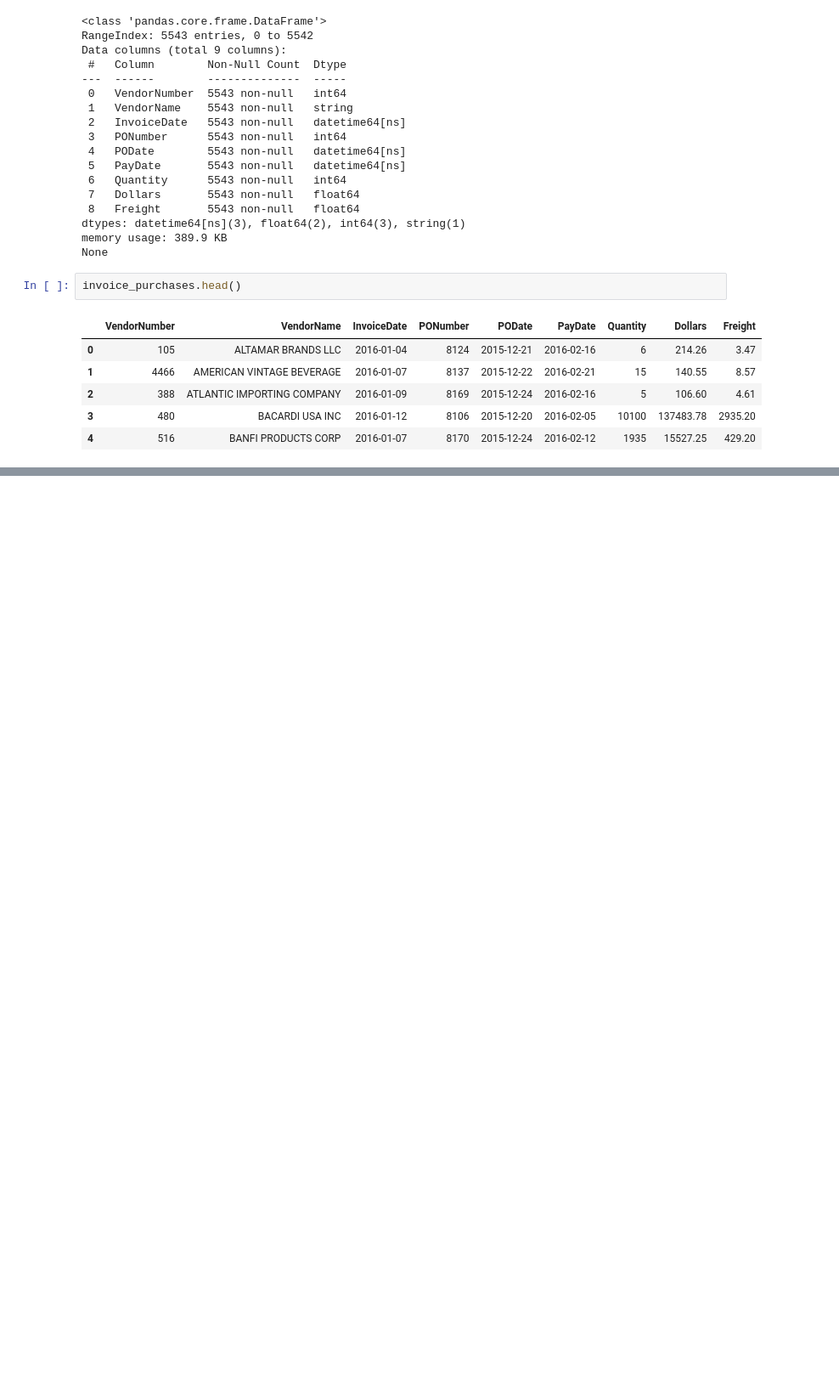
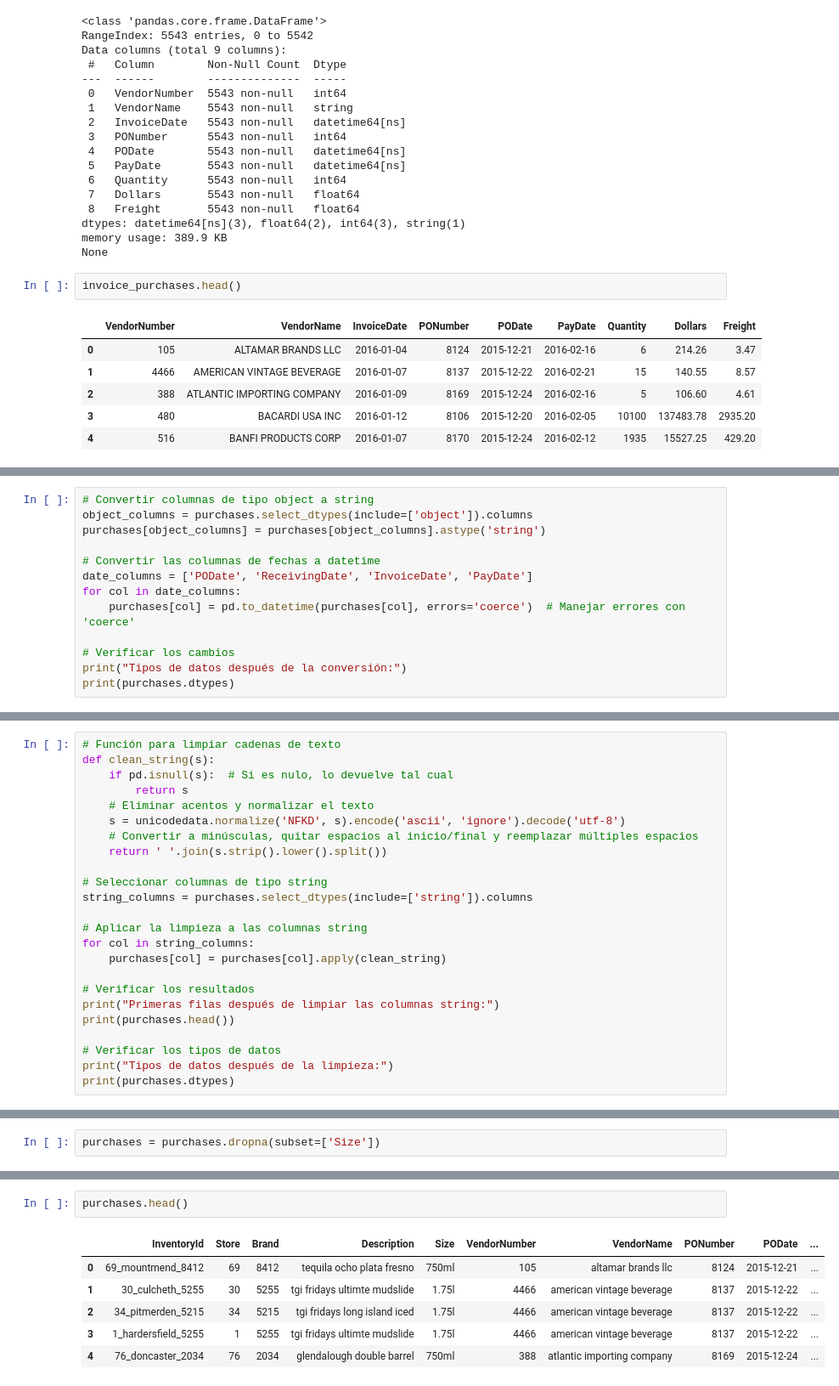
Before and after one commit to escasanova/HPIG2, a Jupyter notebook: LimpiezaDeDatos.ipynb, the cells around one changed output, grey strips where cells are left out. Shown at 85% size. Cells and saved outputs as stored; diff of their text form; blank space fills up the shorter version.

```diff
--- a/LimpiezaDeDatos.ipynb
+++ b/LimpiezaDeDatos.ipynb
@@ -585,0 +1272,13 @@ invoice_purchases.head()
+# %%
+# Convertir columnas de tipo object a string
+object_columns = purchases.select_dtypes(include=['object']).columns
+purchases[object_columns] = purchases[object_columns].astype('string')
+
+# Convertir las columnas de fechas a datetime
+date_columns = ['PODate', 'ReceivingDate', 'InvoiceDate', 'PayDate']
+for col in date_columns:
+    purchases[col] = pd.to_datetime(purchases[col], errors='coerce')  # Manejar errores con 'coerce'
+
+# Verificar los cambios
+print("Tipos de datos después de la conversión:")
+print(purchases.dtypes)
@@ -585,0 +1304,24 @@ invoice_purchases.head()
+# %%
+# Función para limpiar cadenas de texto
+def clean_string(s):
+    if pd.isnull(s):  # Si es nulo, lo devuelve tal cual
+        return s
+    # Eliminar acentos y normalizar el texto
+    s = unicodedata.normalize('NFKD', s).encode('ascii', 'ignore').decode('utf-8')
+    # Convertir a minúsculas, quitar espacios al inicio/final y reemplazar múltiples espacios
+    return ' '.join(s.strip().lower().split())
+
+# Seleccionar columnas de tipo string
+string_columns = purchases.select_dtypes(include=['string']).columns
+
+# Aplicar la limpieza a las columnas string
+for col in string_columns:
+    purchases[col] = purchases[col].apply(clean_string)
+
+# Verificar los resultados
+print("Primeras filas después de limpiar las columnas string:")
+print(purchases.head())
+
+# Verificar los tipos de datos
+print("Tipos de datos después de la limpieza:")
+print(purchases.dtypes)
@@ -585,0 +1370,2 @@ invoice_purchases.head()
+# %%
+purchases = purchases.dropna(subset=['Size'])
@@ -585,0 +1572,9 @@ invoice_purchases.head()
+# %%
+purchases.head()
+# %% [output]
+|  | InventoryId | Store | Brand | Description | Size | VendorNumber | VendorName | PONumber | PODate | ... |
+| 0 | 69_mountmend_8412 | 69 | 8412 | tequila ocho plata fresno | 750ml | 105 | altamar brands llc | 8124 | 2015-12-21 | ... |
+| 1 | 30_culcheth_5255 | 30 | 5255 | tgi fridays ultimte mudslide | 1.75l | 4466 | american vintage beverage | 8137 | 2015-12-22 | ... |
+| 2 | 34_pitmerden_5215 | 34 | 5215 | tgi fridays long island iced | 1.75l | 4466 | american vintage beverage | 8137 | 2015-12-22 | ... |
+| 3 | 1_hardersfield_5255 | 1 | 5255 | tgi fridays ultimte mudslide | 1.75l | 4466 | american vintage beverage | 8137 | 2015-12-22 | ... |
+| 4 | 76_doncaster_2034 | 76 | 2034 | glendalough double barrel | 750ml | 388 | atlantic importing company | 8169 | 2015-12-24 | ... |
```
Also changed, not shown: parts of 112 cells of this notebook.
